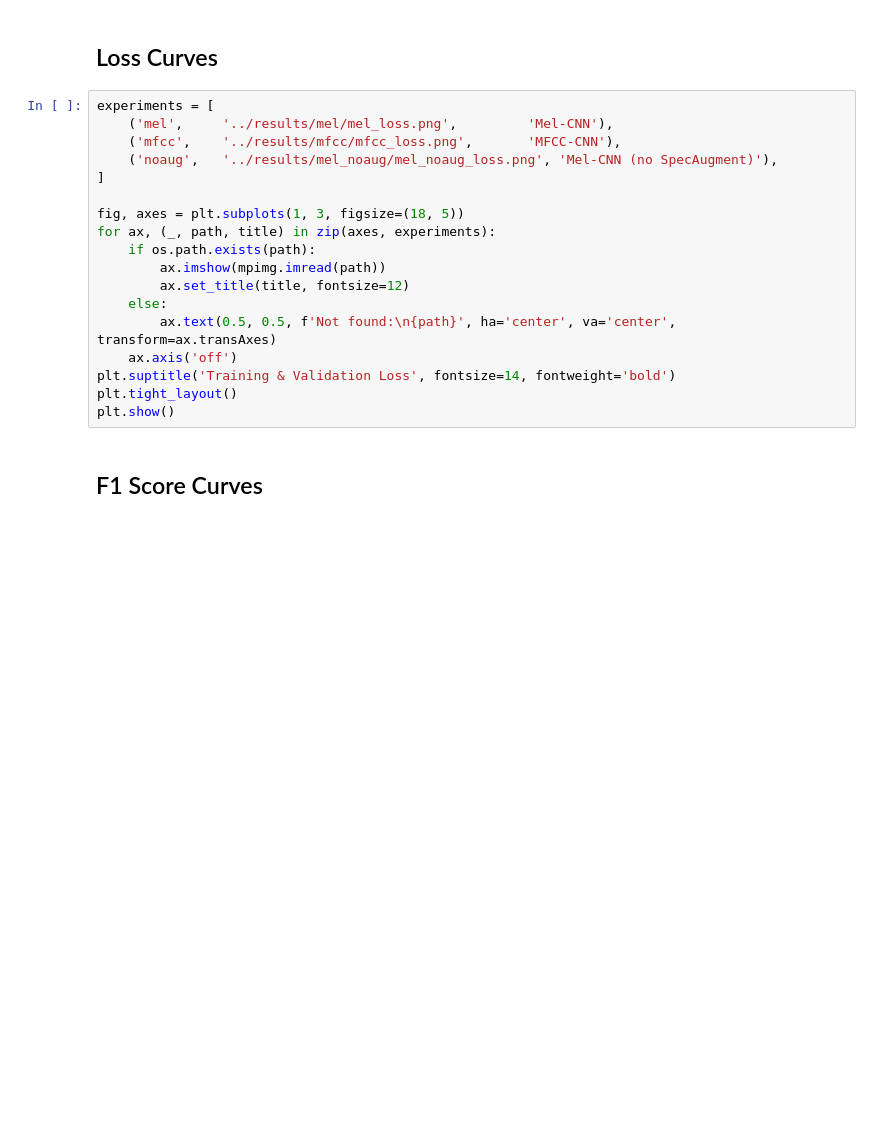
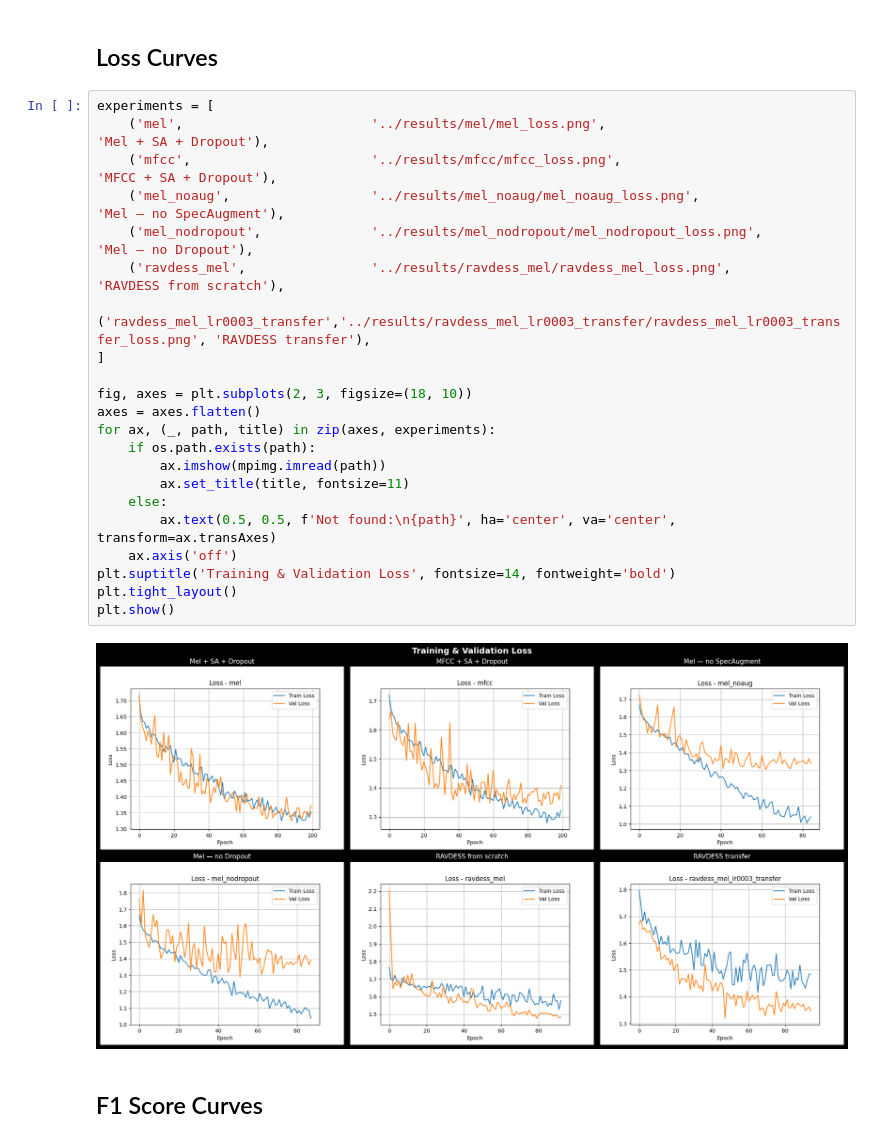
Before and after one commit to kassxxv/speech-emotion-recognition-using-cnn, a Jupyter notebook: notebooks/02_training.ipynb, the cells around one changed output. Drawn from its saved outputs; the diff is of its cells as text; blank space fills up the shorter version.

```diff
--- a/notebooks/02_training.ipynb
+++ b/notebooks/02_training.ipynb
@@ -46,22 +52,28 @@ import matplotlib.image as mpimg
 ## Loss Curves
 # %%
 experiments = [
-    ('mel',     '../results/mel/mel_loss.png',         'Mel-CNN'),
-    ('mfcc',    '../results/mfcc/mfcc_loss.png',       'MFCC-CNN'),
-    ('noaug',   '../results/mel_noaug/mel_noaug_loss.png', 'Mel-CNN (no SpecAugment)'),
+    ('mel',                        '../results/mel/mel_loss.png',                                       'Mel + SA + Dropout'),
+    ('mfcc',                       '../results/mfcc/mfcc_loss.png',                                     'MFCC + SA + Dropout'),
+    ('mel_noaug',                  '../results/mel_noaug/mel_noaug_loss.png',                            'Mel — no SpecAugment'),
+    ('mel_nodropout',              '../results/mel_nodropout/mel_nodropout_loss.png',                    'Mel — no Dropout'),
+    ('ravdess_mel',                '../results/ravdess_mel/ravdess_mel_loss.png',                        'RAVDESS from scratch'),
+    ('ravdess_mel_lr0003_transfer','../results/ravdess_mel_lr0003_transfer/ravdess_mel_lr0003_transfer_loss.png', 'RAVDESS transfer'),
 ]
 
-fig, axes = plt.subplots(1, 3, figsize=(18, 5))
+fig, axes = plt.subplots(2, 3, figsize=(18, 10))
+axes = axes.flatten()
 for ax, (_, path, title) in zip(axes, experiments):
     if os.path.exists(path):
         ax.imshow(mpimg.imread(path))
-        ax.set_title(title, fontsize=12)
+        ax.set_title(title, fontsize=11)
     else:
         ax.text(0.5, 0.5, f'Not found:\n{path}', ha='center', va='center', transform=ax.transAxes)
     ax.axis('off')
 plt.suptitle('Training & Validation Loss', fontsize=14, fontweight='bold')
 plt.tight_layout()
 plt.show()
+# %% [output]
+[figure, added]
 # %% [markdown]
 ## F1 Score Curves
 # %%
```
Also changed, not shown: parts of 6 cells of this notebook, 13 other files.
